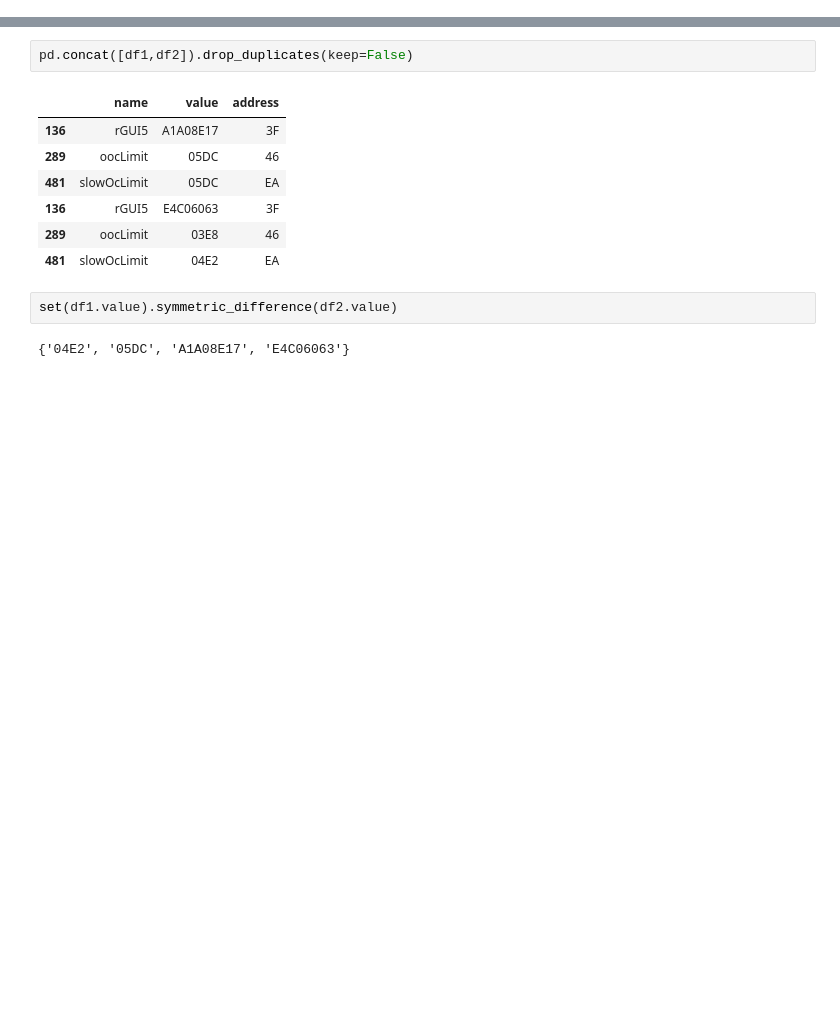
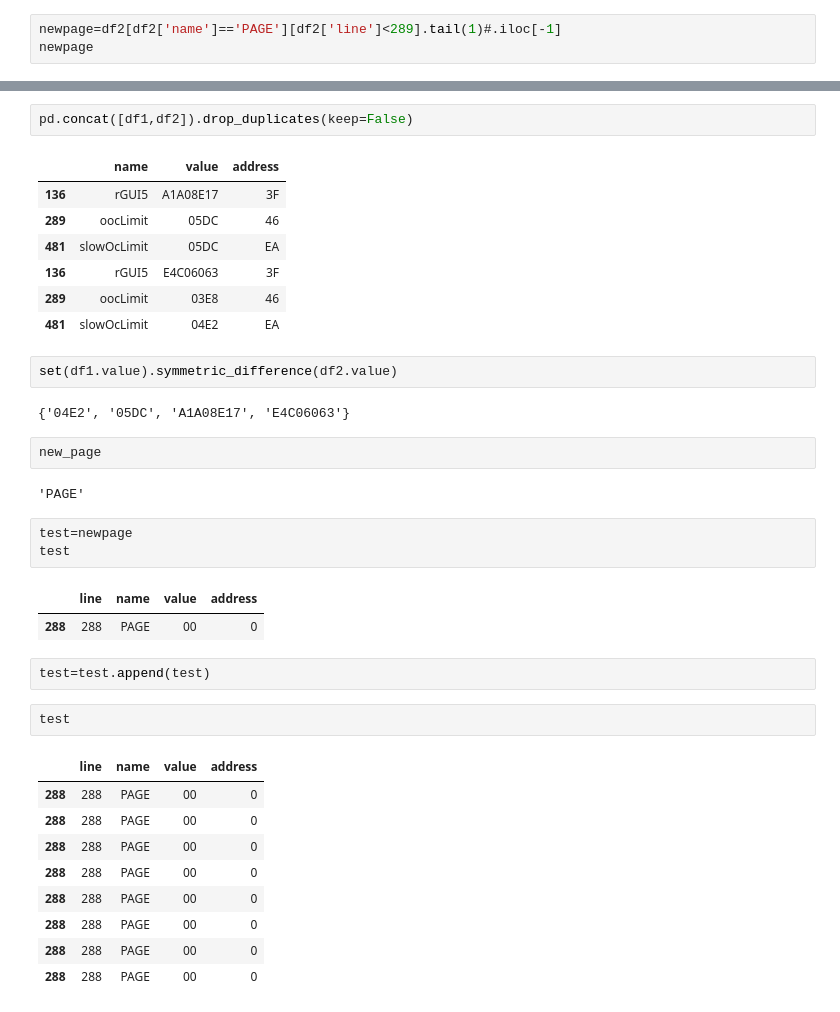
Before and after one commit to grkidwell/nova_pmbus, a Jupyter notebook: difflist.ipynb, the cells around one changed output, grey strips where cells are left out. Drawn from its saved outputs; the diff is of its cells as text; blank space fills up the shorter version.

```diff
--- a/difflist.ipynb
+++ b/difflist.ipynb
@@ -55,0 +113,3 @@ df_diff2
+# %%
+newpage=df2[df2['name']=='PAGE'][df2['line']<289].tail(1)#.iloc[-1]
+newpage
@@ -75,3 +222,27 @@ pd.concat([df1,df2]).drop_duplicates(keep=False)
 set(df1.value).symmetric_difference(df2.value)
 # %% [output]
 {'04E2', '05DC', 'A1A08E17', 'E4C06063'}
+# %%
+new_page
+# %% [output]
+'PAGE'
+# %%
+test=newpage
+test
+# %% [output]
+|  | line | name | value | address |
+| 288 | 288 | PAGE | 00 | 0 |
+# %%
+test=test.append(test)
+# %%
+test
+# %% [output]
+|  | line | name | value | address |
+| 288 | 288 | PAGE | 00 | 0 |
+| 288 | 288 | PAGE | 00 | 0 |
+| 288 | 288 | PAGE | 00 | 0 |
+| 288 | 288 | PAGE | 00 | 0 |
+| 288 | 288 | PAGE | 00 | 0 |
+| 288 | 288 | PAGE | 00 | 0 |
+| 288 | 288 | PAGE | 00 | 0 |
+| 288 | 288 | PAGE | 00 | 0 |
```
Also changed, not shown: parts of 21 cells of this notebook, 2 other files.
